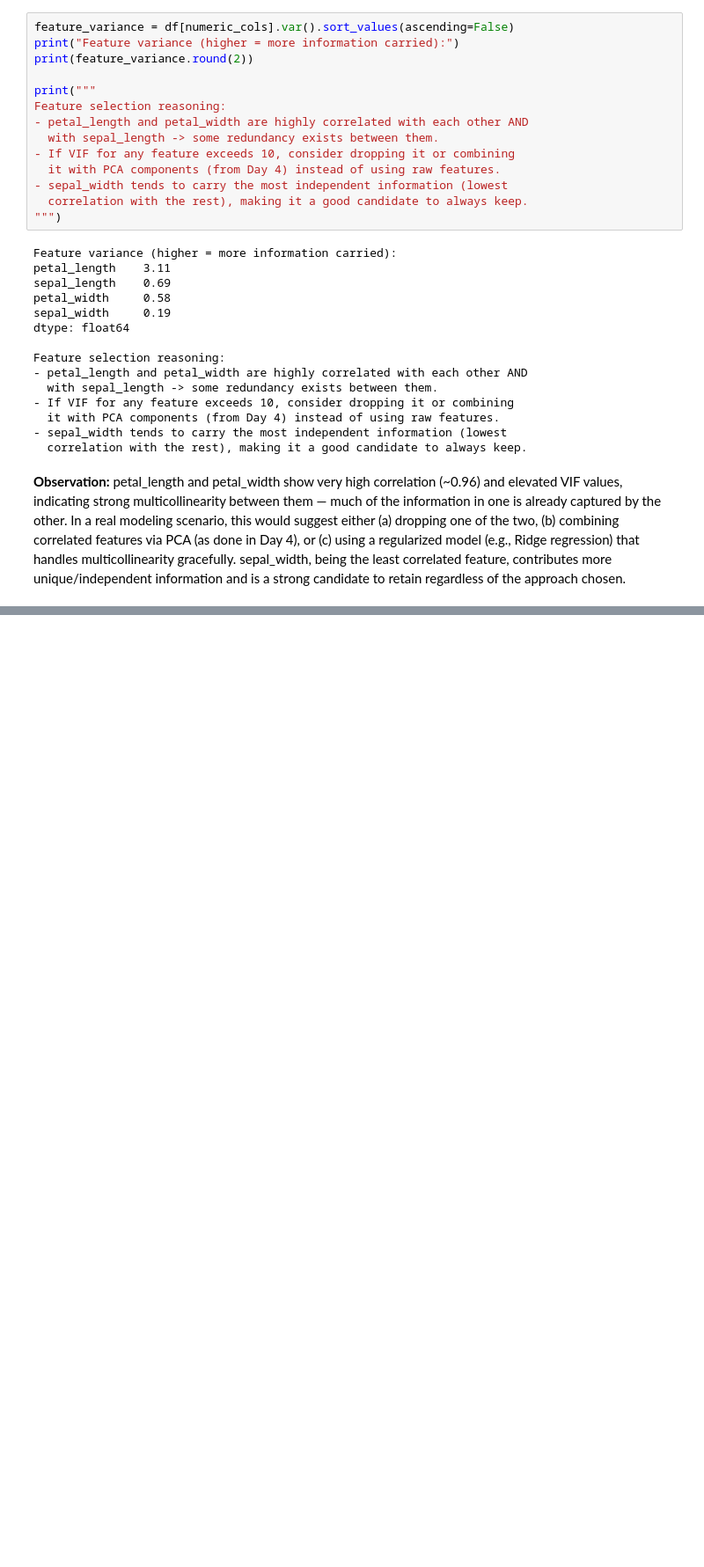
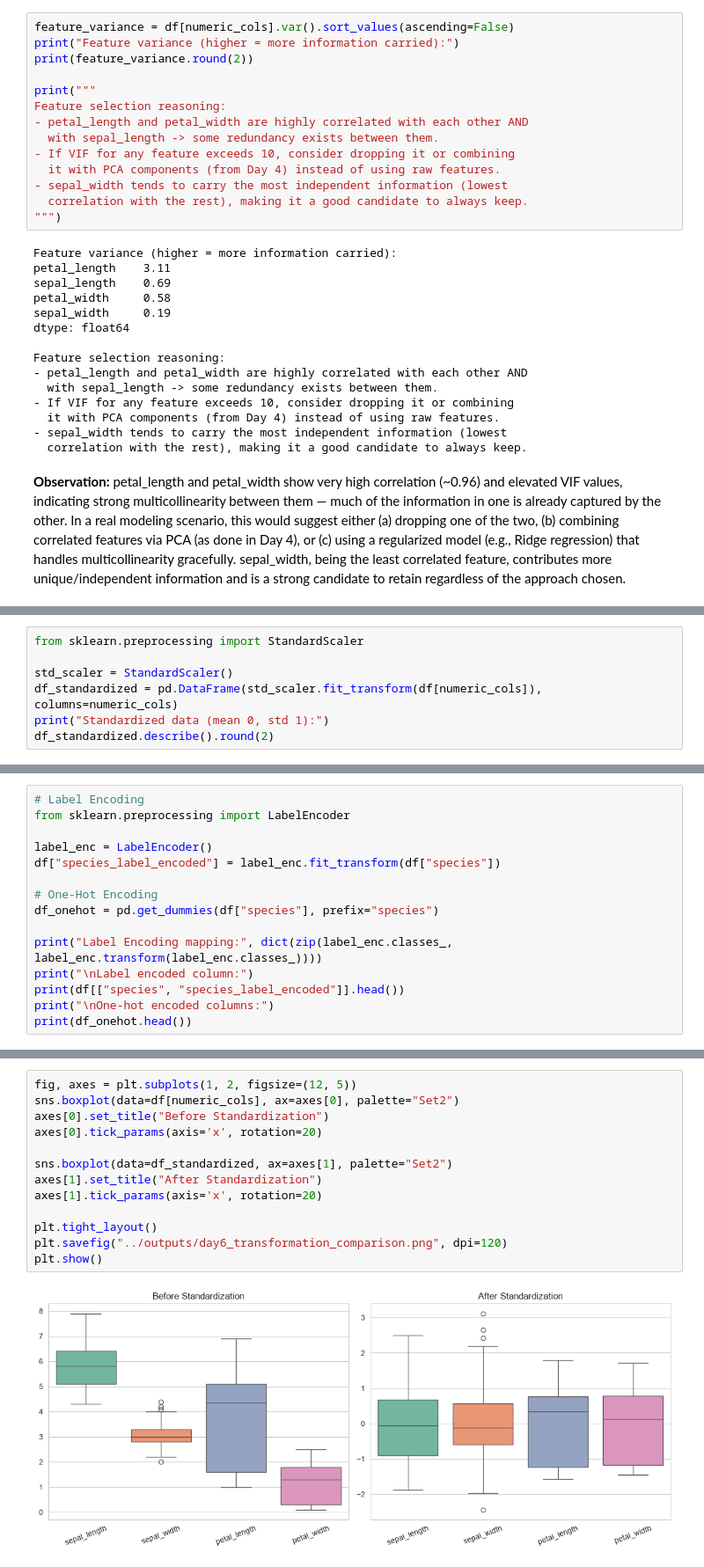
Before and after one commit to nikitha-d1323/data-analysis-mini-projects, a Jupyter notebook: unit2-iris-multivariate/notebooks/Iris_Multivariate_Unit2.ipynb, the cells around one changed output, grey strips where cells are left out. Shown at 88% size. Saved outputs shown, nothing was run; the diff lists cells and outputs as text; blank space fills up the shorter version.

Commit message:
Unit2 Day 6: data transformation, encoding, and final summary

```diff
--- a/unit2-iris-multivariate/notebooks/Iris_Multivariate_Unit2.ipynb
+++ b/unit2-iris-multivariate/notebooks/Iris_Multivariate_Unit2.ipynb
@@ -343,0 +364,7 @@ candidate to retain regardless of the approach chosen.
+# %%
+from sklearn.preprocessing import StandardScaler
+
+std_scaler = StandardScaler()
+df_standardized = pd.DataFrame(std_scaler.fit_transform(df[numeric_cols]), columns=numeric_cols)
+print("Standardized data (mean 0, std 1):")
+df_standardized.describe().round(2)
@@ -343,0 +402,15 @@ candidate to retain regardless of the approach chosen.
+# %%
+# Label Encoding
+from sklearn.preprocessing import LabelEncoder
+
+label_enc = LabelEncoder()
+df["species_label_encoded"] = label_enc.fit_transform(df["species"])
+
+# One-Hot Encoding
+df_onehot = pd.get_dummies(df["species"], prefix="species")
+
+print("Label Encoding mapping:", dict(zip(label_enc.classes_, label_enc.transform(label_enc.classes_))))
+print("\nLabel encoded column:")
+print(df[["species", "species_label_encoded"]].head())
+print("\nOne-hot encoded columns:")
+print(df_onehot.head())
@@ -343,0 +435,15 @@ candidate to retain regardless of the approach chosen.
+# %%
+fig, axes = plt.subplots(1, 2, figsize=(12, 5))
+sns.boxplot(data=df[numeric_cols], ax=axes[0], palette="Set2")
+axes[0].set_title("Before Standardization")
+axes[0].tick_params(axis='x', rotation=20)
+
+sns.boxplot(data=df_standardized, ax=axes[1], palette="Set2")
+axes[1].set_title("After Standardization")
+axes[1].tick_params(axis='x', rotation=20)
+
+plt.tight_layout()
+plt.savefig("../outputs/day6_transformation_comparison.png", dpi=120)
+plt.show()
+# %% [output]
+[figure, added]
```
Also changed, not shown: parts of 6 cells of this notebook, 1 other file.
